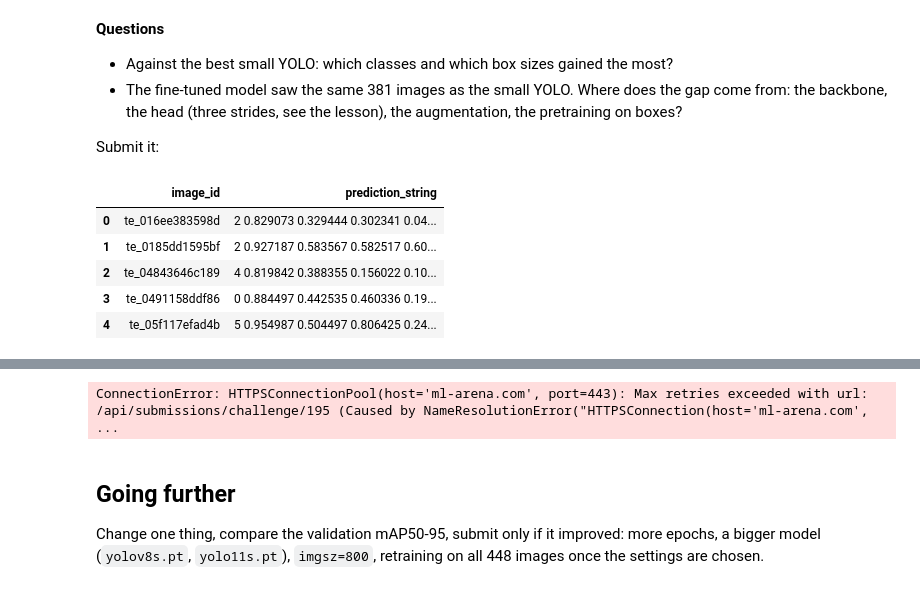
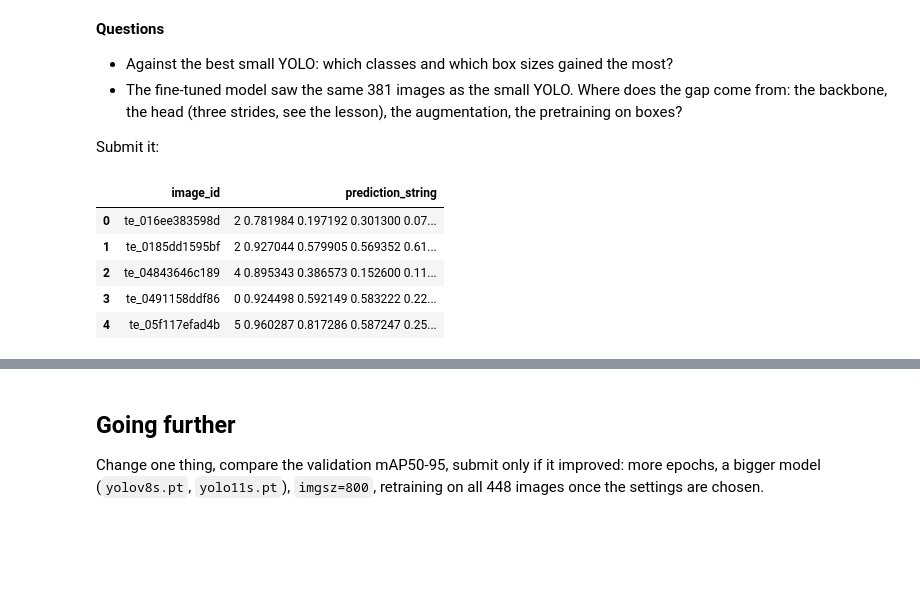
Before and after one commit to luc-polo/Machine-Learning-Practice-practicals, a Jupyter notebook: S7-Computer Vision 2/mlp_s6_aquarium_detection.ipynb, the cells around one changed output, grey strips where cells are left out. Cells and saved outputs as stored; diff of their text form; code cells hidden in the pictures; blank space fills up the shorter version.

```diff
--- a/S7-Computer Vision 2/mlp_s6_aquarium_detection.ipynb
+++ b/S7-Computer Vision 2/mlp_s6_aquarium_detection.ipynb
@@ -677,28 +655,27 @@ Results saved to /Users/Luc/Library/CloudStorage/OneDrive-Personal/Documents/Cou
 
 Submit it:
 # %%
-test_pred = predict_yolo(model, test_images)
+test_pred = predict_rfdetr(model, test_images)
 rows = [{"image_id": p.stem,
          "prediction_string": dm.to_prediction_string(test_pred[p.stem])}
         for p in test_images]
 submission = pd.DataFrame(rows)
 assert len(submission) == len(test_images) and submission["image_id"].is_unique
 submission.to_csv("submission.csv", index=False)
 display(submission.head())
 print(f"Saved submission.csv with {len(submission)} predictions")
 
 # Send it to ML-Arena without the SDK 3.0 status call that currently returns 404.
-created = client.create_submission(
-    CHALLENGE_ID, f"finetuned-{MODEL.removesuffix('.pt')}")
+created = client.create_submission(CHALLENGE_ID, "rfdetr-medium-576-all")
 submission_id = created["submission_id"]
 client.upload_submission_file(CHALLENGE_ID, submission_id, "submission.csv")
 submit_result = client.deploy_submission(CHALLENGE_ID, submission_id)
 print({"submission_id": submission_id, "deploy": submit_result})
 # %% [output]
 |  | image_id | prediction_string |
-| 0 | te_016ee383598d | 2 0.829073 0.329444 0.302341 0.04... |
-| 1 | te_0185dd1595bf | 2 0.927187 0.583567 0.582517 0.60... |
-| 2 | te_04843646c189 | 4 0.819842 0.388355 0.156022 0.10... |
-| 3 | te_0491158ddf86 | 0 0.884497 0.442535 0.460336 0.19... |
-| 4 | te_05f117efad4b | 5 0.954987 0.504497 0.806425 0.24... |
+| 0 | te_016ee383598d | 2 0.781984 0.197192 0.301300 0.07... |
+| 1 | te_0185dd1595bf | 2 0.927044 0.579905 0.569352 0.61... |
+| 2 | te_04843646c189 | 4 0.895343 0.386573 0.152600 0.11... |
+| 3 | te_0491158ddf86 | 0 0.924498 0.592149 0.583222 0.22... |
+| 4 | te_05f117efad4b | 5 0.960287 0.817286 0.587247 0.25... |
 Saved submission.csv with 190 predictions
@@ -705,4 +683,3 @@ Saved submission.csv with 190 predictions
-ConnectionError: HTTPSConnectionPool(host='ml-arena.com', port=443): Max retries exceeded with url: /api/submissions/challenge/195 (Caused by NameResolutionError("HTTPSConnection(host='ml-arena.com',  ...
 # %% [markdown]
 ## Going further
 
```
Also changed, not shown: parts of 5 cells of this notebook, 1 other file.
